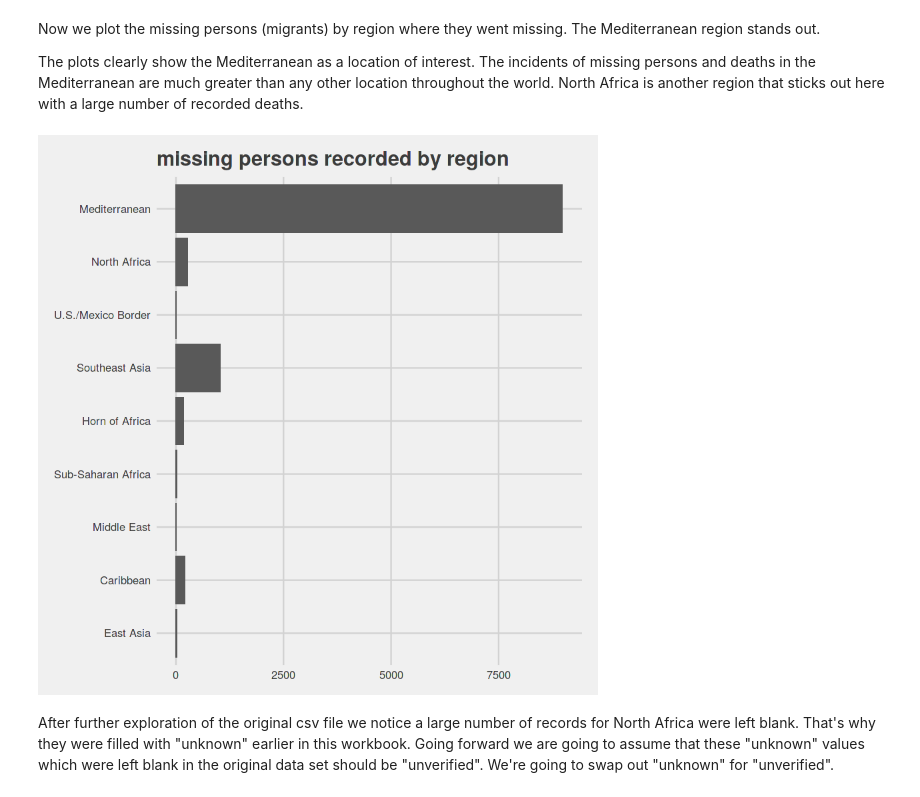
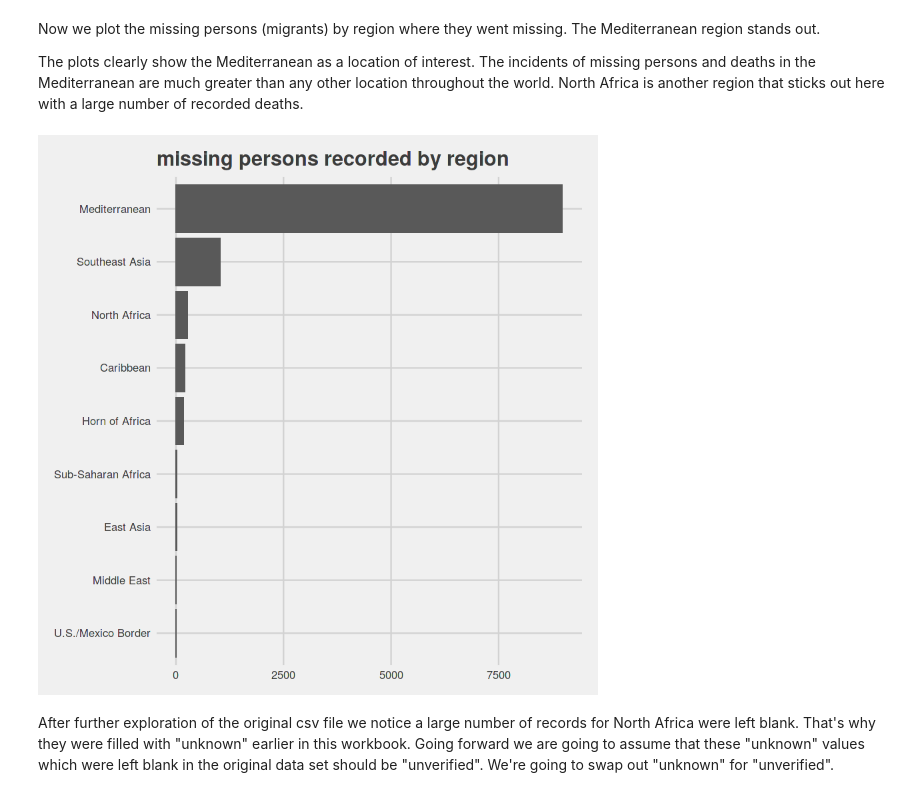
Before and after one commit to jam1245/Missing-Migrant-Analysis-, a Jupyter notebook: deadly_syrian_migrant_routes.ipynb, the cells around one changed output. Saved outputs shown, nothing was run; the diff lists cells and outputs as text; code cells hidden in the pictures.

```diff
--- a/deadly_syrian_migrant_routes.ipynb
+++ b/deadly_syrian_migrant_routes.ipynb
@@ -286,16 +287,19 @@ The plots clearly show the Mediterranean as a location of interest. The incident
 # %%
 # clean and plot missing persons by region
 missing_sums <- subset(regions, missing >= 1)
+
+missing_sums  <- arrange(missing_sums , missing)
+missing_sums$incident_location <- factor(missing_sums$incident_location, levels = missing_sums$incident_location[order(missing_sums$missing)])
 
 p1 <- ggplot(missing_sums, aes(x=incident_location, y=missing)) +
   geom_bar(stat ='identity') +
   coord_flip() +
   ggtitle("missing persons recorded by region") +
   theme_fivethirtyeight()
 
 p1
 # %% [output]
-[figure, old version]
+[figure, new version]
 # %% [markdown]
 After further exploration of the original csv file we notice  a large number of records for North Africa were left blank.  That's why they were filled with "unknown" earlier in this workbook.  Going forward we are going to assume that these "unknown" values which were left blank in the original data set should be "unverified".  We're going to swap out "unknown" for "unverified".
 # %%
```
Also changed, not shown: parts of 18 cells of this notebook.
